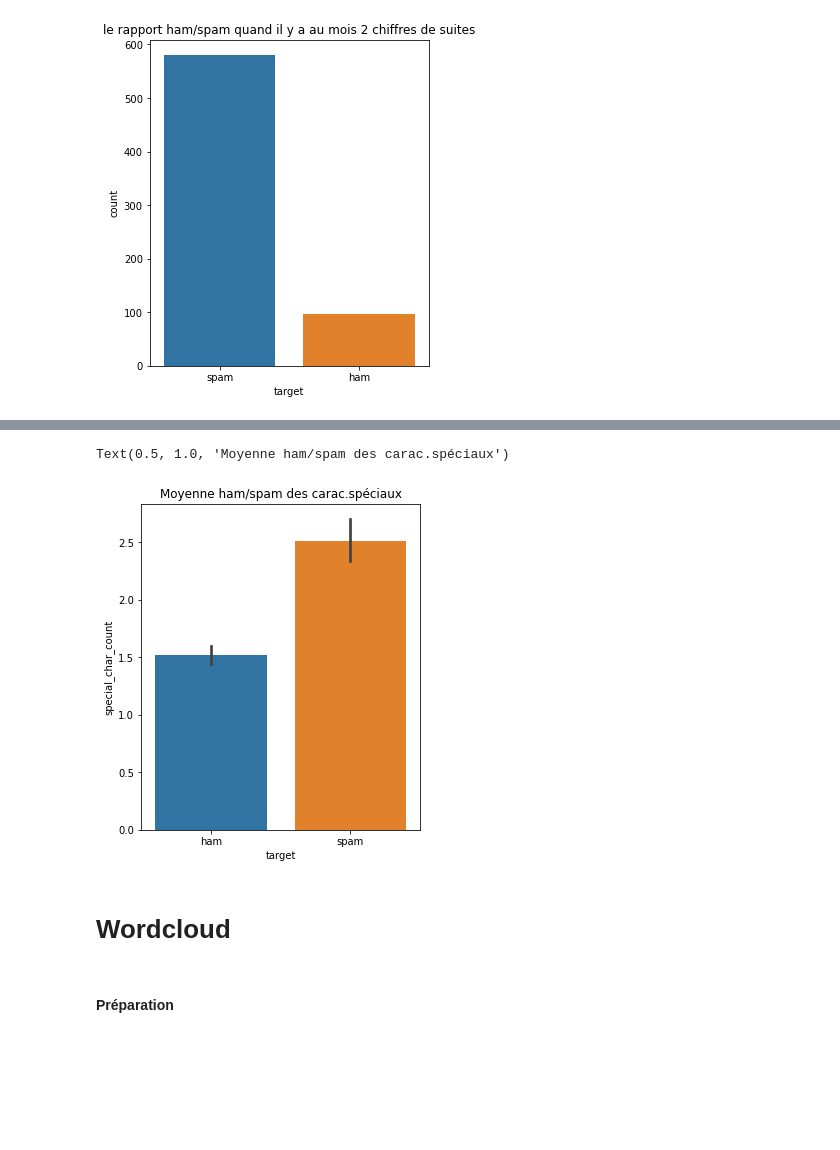
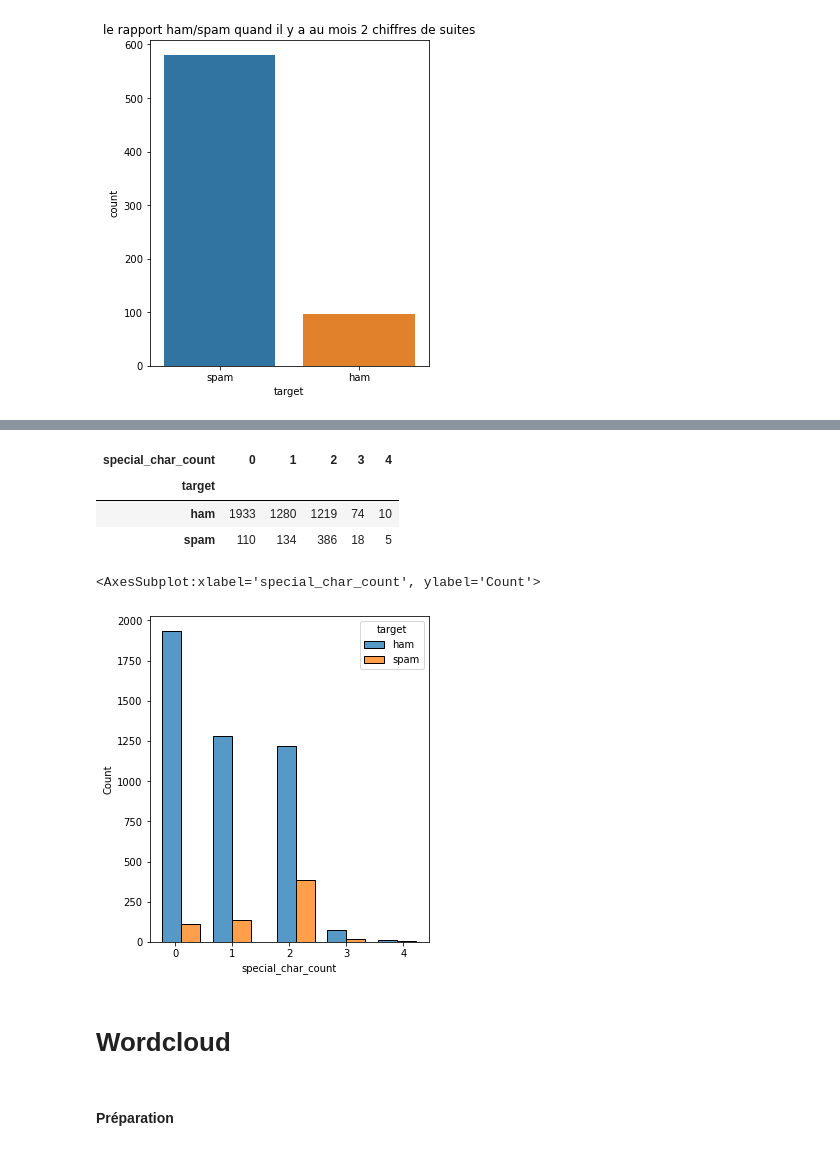
Before and after one commit to dataIA-2021/G4_SpamClassifier, a Jupyter notebook: Etude.ipynb, the cells around one changed output, grey strips where cells are left out. Saved outputs shown, nothing was run; the diff lists cells and outputs as text; code cells hidden in the pictures; blank space fills up the shorter version.

```diff
--- a/Etude.ipynb
+++ b/Etude.ipynb
@@ -137,11 +166,11 @@ df.head()
 # %%
-def isPhoneNumberInText(txt):
+def isNumberSequenceInText(txt):
     if bool(re.search("(\d{2})", txt)):
         return 1
     else:
         return 0
 # %%
-df['phone_number_sequence'] = df['text'].map(isPhoneNumberInText)
+df['number_sequence'] = df['text'].map(isNumberSequenceInText)
 # %%
 df.head() # Verification
 # %% [output]
@@ -170,6 +199,8 @@ Text(0.5, 1.0, 'le rapport ham/spam quand il y a au mois 2 chiffres de suites')
 # %%
+# Ancien ReGex -> \.[a-z]{2,3}(\.|\s|$)|(https?:\/\/|www\.)[a-zA-Z0-9-_\.]+
+
 def isUrlMailInText(txt):
-    if bool(re.search("\.[a-z]{2,3}(\.|\s|$)|(https?:\/\/|www\.)[a-zA-Z0-9-_\.]+", txt)):
+    if bool(re.search("((https?:\/\/|www\.)[a-zA-Z0-9-_\.]+)|(\w+@\w+)", txt)):
         return 1
     else:
         return 0
@@ -203,6 +234,24 @@ Text(0.5, 1.0, "Rapport ham/spam si présence d'une url")
 # %%
+# Modification de la fonction pour sortir des catégories
+# categorie : nb de caracteres speciaux
+# cat 1 : [1]
+# cat 2 : [2-6]
+# cat 3 : [7-12]
+# cat 4 : [13+]
+
 def countSpecialCharInText(txt):
-    return len(re.findall("[$&+:;=?@#|'<>^*()%!-]", txt))
+    category = 0
+    nbSpecialChar = len(re.findall("[$&+:;=?@#|'<>^*()%!-]", txt))
+    if nbSpecialChar == 1:
+        category = 1
+    elif nbSpecialChar > 1 and nbSpecialChar < 7:
+        category = 2
+    elif nbSpecialChar > 6 and nbSpecialChar < 13:
+        category = 3
+    elif nbSpecialChar > 12:
+        category = 4
+
+    return category
 # %%
 df['special_char_count'] = df['text'].map(countSpecialCharInText)
 # %%
@@ -217,6 +284,13 @@ df.head() # Verification
+# %%
+cTabSpecialChar
+# %% [output]
+| special_char_count | 0 | 1 | 2 | 3 | 4 |
+| target |  |  |  |  |  |
+| ham | 1933 | 1280 | 1219 | 74 | 10 |
+| spam | 110 | 134 | 386 | 18 | 5 |
 # %%
 plt.figure(figsize=(5,6),)
-sns.barplot(data = df, x="target",y="special_char_count").set_title('Moyenne ham/spam des carac.spéciaux')
+sns.histplot(data=df, x="special_char_count", hue="target", multiple="dodge", shrink=3)
 # %% [output]
-Text(0.5, 1.0, 'Moyenne ham/spam des carac.spéciaux')
+<AxesSubplot:xlabel='special_char_count', ylabel='Count'>
-[figure, old version]
+[figure, new version]
@@ -225,5 +297,5 @@ df.to_csv('view.csv')
 # %% [markdown]
-# Wordcloud
+# Wordcloud <a class="anchor" id="wordcloud"></a>
 # %% [markdown]
 #### Préparation
 # %%
```
Also changed, not shown: parts of 49 cells of this notebook.
